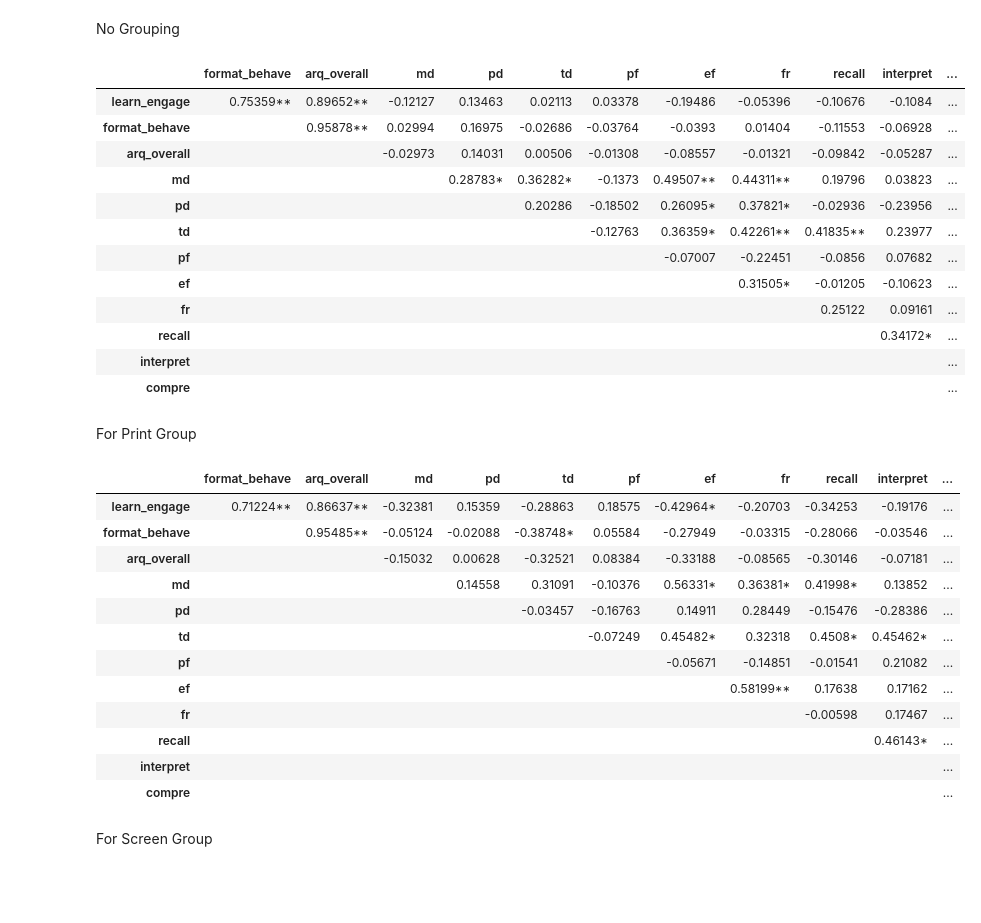
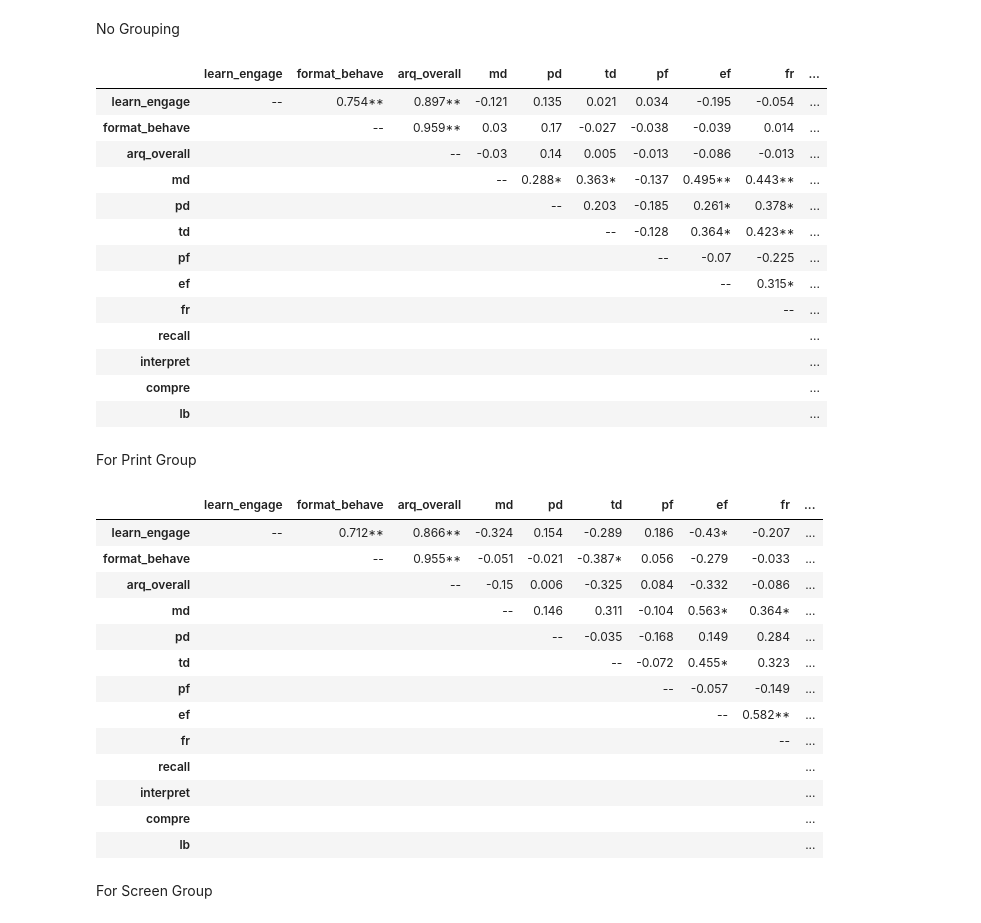
Before and after one commit to KyleCarlo/ScreenVSPrint, a Jupyter notebook: Notebook.ipynb, the cells around one changed output. Saved outputs shown, nothing was run; the diff lists cells and outputs as text; code cells hidden in the pictures; blank space fills up the shorter version.

```diff
--- a/Notebook.ipynb
+++ b/Notebook.ipynb
@@ -817,65 +950,71 @@ No Grouping
 # %%
 stats, p = spearmanr(df_inf.iloc[:,1:])
 cols = list(df_inf.iloc[:,1:].columns)
-stats = np.round(stats, 5).astype(str)
+stats = np.round(stats, 3).astype(str)
 for i in range(len(cols)):
     for j in range(len(cols)):
         if stats[i][j] == '1.0':
+            stats[i][j] = '--'
             continue
         if p[i][j] < 0.001:
             stats[i][j] += '**'
         elif p[i][j] < 0.05:
             stats[i][j] += '*'
-mask = np.tril(np.ones(stats.shape), k=0).astype(bool)  # k=0 includes diagonal
+mask = np.tril(np.ones(stats.shape), k=-1).astype(bool)  # k=0 includes diagonal
 stats_masked = np.where(mask, '', stats)  # lower triangle becomes empty string
 corr_no_group = pd.DataFrame(stats_masked, index=cols, columns=cols)
-corr_no_group.iloc[:-1,1:]
+corr_no_group.to_latex('corr_no_group.tex')
+corr_no_group
 # %% [output]
-|  | format_behave | arq_overall | md | pd | td | pf | ef | fr | recall | interpret | ... |
-| learn_engage | 0.75359** | 0.89652** | -0.12127 | 0.13463 | 0.02113 | 0.03378 | -0.19486 | -0.05396 | -0.10676 | -0.1084 | ... |
-| format_behave |  | 0.95878** | 0.02994 | 0.16975 | -0.02686 | -0.03764 | -0.0393 | 0.01404 | -0.11553 | -0.06928 | ... |
-| arq_overall |  |  | -0.02973 | 0.14031 | 0.00506 | -0.01308 | -0.08557 | -0.01321 | -0.09842 | -0.05287 | ... |
-| md |  |  |  | 0.28783* | 0.36282* | -0.1373 | 0.49507** | 0.44311** | 0.19796 | 0.03823 | ... |
-| pd |  |  |  |  | 0.20286 | -0.18502 | 0.26095* | 0.37821* | -0.02936 | -0.23956 | ... |
-| td |  |  |  |  |  | -0.12763 | 0.36359* | 0.42261** | 0.41835** | 0.23977 | ... |
-| pf |  |  |  |  |  |  | -0.07007 | -0.22451 | -0.0856 | 0.07682 | ... |
-| ef |  |  |  |  |  |  |  | 0.31505* | -0.01205 | -0.10623 | ... |
-| fr |  |  |  |  |  |  |  |  | 0.25122 | 0.09161 | ... |
-| recall |  |  |  |  |  |  |  |  |  | 0.34172* | ... |
-| interpret |  |  |  |  |  |  |  |  |  |  | ... |
-| compre |  |  |  |  |  |  |  |  |  |  | ... |
+|  | learn_engage | format_behave | arq_overall | md | pd | td | pf | ef | fr | ... |
+| learn_engage | -- | 0.754** | 0.897** | -0.121 | 0.135 | 0.021 | 0.034 | -0.195 | -0.054 | ... |
+| format_behave |  | -- | 0.959** | 0.03 | 0.17 | -0.027 | -0.038 | -0.039 | 0.014 | ... |
+| arq_overall |  |  | -- | -0.03 | 0.14 | 0.005 | -0.013 | -0.086 | -0.013 | ... |
+| md |  |  |  | -- | 0.288* | 0.363* | -0.137 | 0.495** | 0.443** | ... |
+| pd |  |  |  |  | -- | 0.203 | -0.185 | 0.261* | 0.378* | ... |
+| td |  |  |  |  |  | -- | -0.128 | 0.364* | 0.423** | ... |
+| pf |  |  |  |  |  |  | -- | -0.07 | -0.225 | ... |
+| ef |  |  |  |  |  |  |  | -- | 0.315* | ... |
+| fr |  |  |  |  |  |  |  |  | -- | ... |
+| recall |  |  |  |  |  |  |  |  |  | ... |
+| interpret |  |  |  |  |  |  |  |  |  | ... |
+| compre |  |  |  |  |  |  |  |  |  | ... |
+| lb |  |  |  |  |  |  |  |  |  | ... |
 # %% [markdown]
 For Print Group
 # %%
 stats, p = spearmanr(df_inf[df_inf['format']=='Print'].iloc[:,1:])
 cols = list(df_inf.iloc[:,1:].columns)
-stats = np.round(stats, 5).astype(str)
+stats = np.round(stats, 3).astype(str)
 for i in range(len(cols)):
     for j in range(len(cols)):
         if stats[i][j] == '1.0':
+            stats[i][j] = '--'
             continue
         if p[i][j] < 0.001:
             stats[i][j] += '**'
         elif p[i][j] < 0.05:
             stats[i][j] += '*'
-mask = np.tril(np.ones(stats.shape), k=0).astype(bool)  # k=0 includes diagonal
+mask = np.tril(np.ones(stats.shape), k=-1).astype(bool)  # k=0 includes diagonal
 stats_masked = np.where(mask, '', stats)  # lower triangle becomes empty string
-corr_no_group = pd.DataFrame(stats_masked, index=cols, columns=cols)
-corr_no_group.iloc[:-1,1:]
+corr_print_group = pd.DataFrame(stats_masked, index=cols, columns=cols)
+corr_print_group.to_latex('corr_print_group.tex')
+corr_print_group
 # %% [output]
-|  | format_behave | arq_overall | md | pd | td | pf | ef | fr | recall | interpret | ... |
-| learn_engage | 0.71224** | 0.86637** | -0.32381 | 0.15359 | -0.28863 | 0.18575 | -0.42964* | -0.20703 | -0.34253 | -0.19176 | ... |
-| format_behave |  | 0.95485** | -0.05124 | -0.02088 | -0.38748* | 0.05584 | -0.27949 | -0.03315 | -0.28066 | -0.03546 | ... |
-| arq_overall |  |  | -0.15032 | 0.00628 | -0.32521 | 0.08384 | -0.33188 | -0.08565 | -0.30146 | -0.07181 | ... |
-| md |  |  |  | 0.14558 | 0.31091 | -0.10376 | 0.56331* | 0.36381* | 0.41998* | 0.13852 | ... |
-| pd |  |  |  |  | -0.03457 | -0.16763 | 0.14911 | 0.28449 | -0.15476 | -0.28386 | ... |
-| td |  |  |  |  |  | -0.07249 | 0.45482* | 0.32318 | 0.4508* | 0.45462* | ... |
-| pf |  |  |  |  |  |  | -0.05671 | -0.14851 | -0.01541 | 0.21082 | ... |
-| ef |  |  |  |  |  |  |  | 0.58199** | 0.17638 | 0.17162 | ... |
-| fr |  |  |  |  |  |  |  |  | -0.00598 | 0.17467 | ... |
-| recall |  |  |  |  |  |  |  |  |  | 0.46143* | ... |
-| interpret |  |  |  |  |  |  |  |  |  |  | ... |
-| compre |  |  |  |  |  |  |  |  |  |  | ... |
+|  | learn_engage | format_behave | arq_overall | md | pd | td | pf | ef | fr | ... |
+| learn_engage | -- | 0.712** | 0.866** | -0.324 | 0.154 | -0.289 | 0.186 | -0.43* | -0.207 | ... |
+| format_behave |  | -- | 0.955** | -0.051 | -0.021 | -0.387* | 0.056 | -0.279 | -0.033 | ... |
+| arq_overall |  |  | -- | -0.15 | 0.006 | -0.325 | 0.084 | -0.332 | -0.086 | ... |
+| md |  |  |  | -- | 0.146 | 0.311 | -0.104 | 0.563* | 0.364* | ... |
+| pd |  |  |  |  | -- | -0.035 | -0.168 | 0.149 | 0.284 | ... |
+| td |  |  |  |  |  | -- | -0.072 | 0.455* | 0.323 | ... |
+| pf |  |  |  |  |  |  | -- | -0.057 | -0.149 | ... |
+| ef |  |  |  |  |  |  |  | -- | 0.582** | ... |
+| fr |  |  |  |  |  |  |  |  | -- | ... |
+| recall |  |  |  |  |  |  |  |  |  | ... |
+| interpret |  |  |  |  |  |  |  |  |  | ... |
+| compre |  |  |  |  |  |  |  |  |  | ... |
+| lb |  |  |  |  |  |  |  |  |  | ... |
 # %% [markdown]
 For Screen Group
 # %%
```
Also changed, not shown: parts of 13 cells of this notebook, 9 other files.
